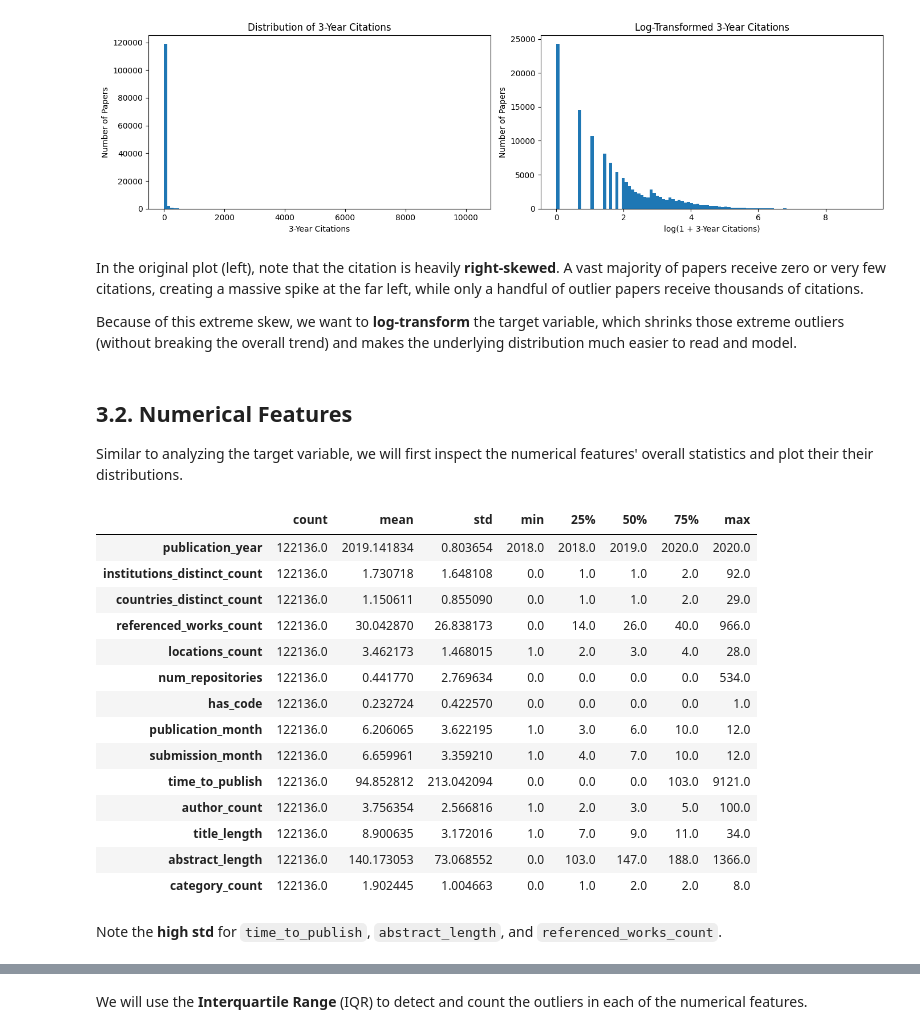
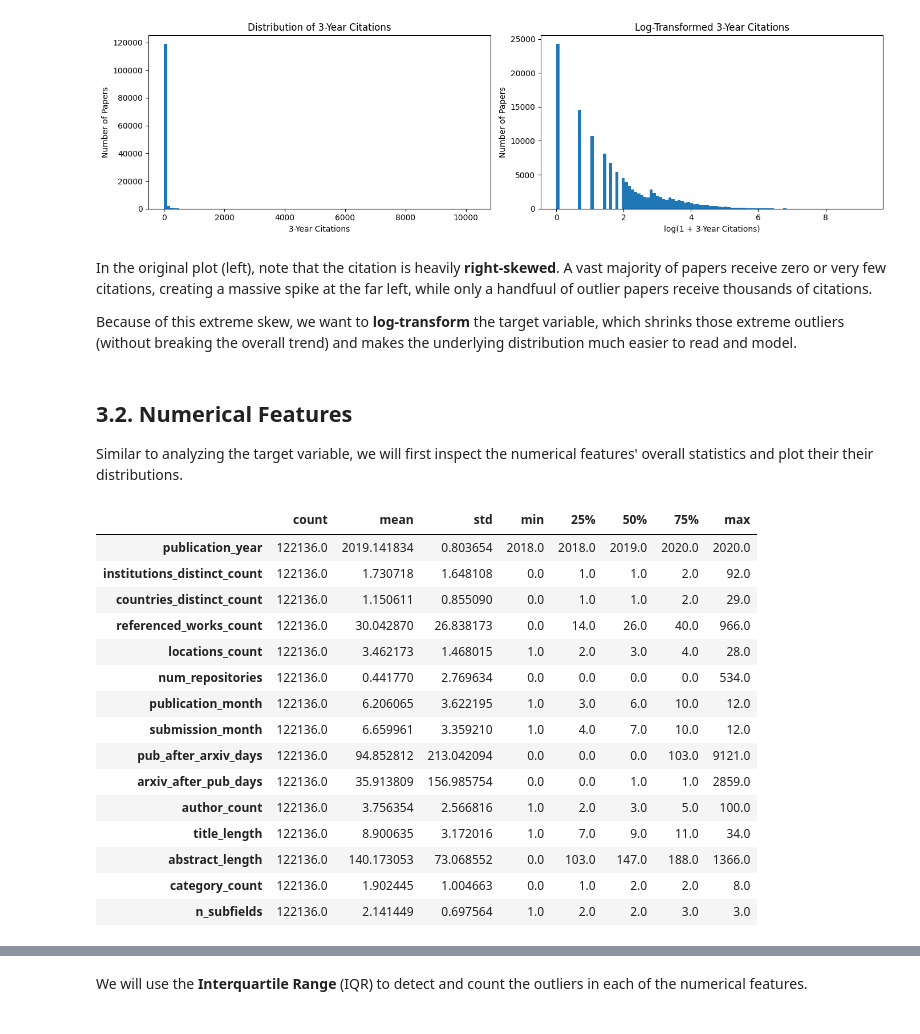
Before and after one commit to SKJ39/Predicting-Citation-Impact, a Jupyter notebook: project_5450.ipynb, the cells around one changed output, grey strips where cells are left out. Cells and saved outputs as stored; diff of their text form; code cells hidden in the pictures.

```diff
--- a/project_5450.ipynb
+++ b/project_5450.ipynb
@@ -497,32 +559,34 @@ plt.show()
 # %% [output]
 [figure]
 # %% [markdown]
-In the original plot (left), note that the citation is heavily **right-skewed**. A vast majority of papers receive zero or very few citations, creating a massive spike at the far left, while only a handful of outlier papers receive thousands of citations.
+In the original plot (left), note that the citation is heavily **right-skewed**. A vast majority of papers receive zero or very few citations, creating a massive spike at the far left, while only a handfuul of outlier papers receive thousands of citations.
 
 Because of this extreme skew, we want to **log-transform** the target variable, which shrinks those extreme outliers (without breaking the overall trend) and makes the underlying distribution much easier to read and model.
 # %% [markdown]
 ## 3.2. Numerical Features
 
 Similar to analyzing the target variable, we will first inspect the numerical features' overall statistics and plot their their distributions.
-# %%
-cleaned_papers_df[numerical_cols].describe().T
-# %% [output]
-|  | count | mean | std | min | 25% | 50% | 75% | max |
-| publication_year | 122136.0 | 2019.141834 | 0.803654 | 2018.0 | 2018.0 | 2019.0 | 2020.0 | 2020.0 |
-| institutions_distinct_count | 122136.0 | 1.730718 | 1.648108 | 0.0 | 1.0 | 1.0 | 2.0 | 92.0 |
-| countries_distinct_count | 122136.0 | 1.150611 | 0.855090 | 0.0 | 1.0 | 1.0 | 2.0 | 29.0 |
-| referenced_works_count | 122136.0 | 30.042870 | 26.838173 | 0.0 | 14.0 | 26.0 | 40.0 | 966.0 |
-| locations_count | 122136.0 | 3.462173 | 1.468015 | 1.0 | 2.0 | 3.0 | 4.0 | 28.0 |
-| num_repositories | 122136.0 | 0.441770 | 2.769634 | 0.0 | 0.0 | 0.0 | 0.0 | 534.0 |
-| has_code | 122136.0 | 0.232724 | 0.422570 | 0.0 | 0.0 | 0.0 | 0.0 | 1.0 |
-| publication_month | 122136.0 | 6.206065 | 3.622195 | 1.0 | 3.0 | 6.0 | 10.0 | 12.0 |
-| submission_month | 122136.0 | 6.659961 | 3.359210 | 1.0 | 4.0 | 7.0 | 10.0 | 12.0 |
-| time_to_publish | 122136.0 | 94.852812 | 213.042094 | 0.0 | 0.0 | 0.0 | 103.0 | 9121.0 |
-| author_count | 122136.0 | 3.756354 | 2.566816 | 1.0 | 2.0 | 3.0 | 5.0 | 100.0 |
-| title_length | 122136.0 | 8.900635 | 3.172016 | 1.0 | 7.0 | 9.0 | 11.0 | 34.0 |
-| abstract_length | 122136.0 | 140.173053 | 73.068552 | 0.0 | 103.0 | 147.0 | 188.0 | 1366.0 |
-| category_count | 122136.0 | 1.902445 | 1.004663 | 0.0 | 1.0 | 2.0 | 2.0 | 8.0 |
-# %% [markdown]
-Note the **high std** for `time_to_publish`, `abstract_length`, and `referenced_works_count`.
+# %%
+# Exclude the binary features
+binary_cols = ['has_code', 'has_company_author']
+
+cleaned_papers_df[numerical_cols].drop(binary_cols, axis=1).describe().T
+# %% [output]
+|  | count | mean | std | min | 25% | 50% | 75% | max |
+| publication_year | 122136.0 | 2019.141834 | 0.803654 | 2018.0 | 2018.0 | 2019.0 | 2020.0 | 2020.0 |
+| institutions_distinct_count | 122136.0 | 1.730718 | 1.648108 | 0.0 | 1.0 | 1.0 | 2.0 | 92.0 |
+| countries_distinct_count | 122136.0 | 1.150611 | 0.855090 | 0.0 | 1.0 | 1.0 | 2.0 | 29.0 |
+| referenced_works_count | 122136.0 | 30.042870 | 26.838173 | 0.0 | 14.0 | 26.0 | 40.0 | 966.0 |
+| locations_count | 122136.0 | 3.462173 | 1.468015 | 1.0 | 2.0 | 3.0 | 4.0 | 28.0 |
+| num_repositories | 122136.0 | 0.441770 | 2.769634 | 0.0 | 0.0 | 0.0 | 0.0 | 534.0 |
+| publication_month | 122136.0 | 6.206065 | 3.622195 | 1.0 | 3.0 | 6.0 | 10.0 | 12.0 |
+| submission_month | 122136.0 | 6.659961 | 3.359210 | 1.0 | 4.0 | 7.0 | 10.0 | 12.0 |
+| pub_after_arxiv_days | 122136.0 | 94.852812 | 213.042094 | 0.0 | 0.0 | 0.0 | 103.0 | 9121.0 |
+| arxiv_after_pub_days | 122136.0 | 35.913809 | 156.985754 | 0.0 | 0.0 | 1.0 | 1.0 | 2859.0 |
+| author_count | 122136.0 | 3.756354 | 2.566816 | 1.0 | 2.0 | 3.0 | 5.0 | 100.0 |
+| title_length | 122136.0 | 8.900635 | 3.172016 | 1.0 | 7.0 | 9.0 | 11.0 | 34.0 |
+| abstract_length | 122136.0 | 140.173053 | 73.068552 | 0.0 | 103.0 | 147.0 | 188.0 | 1366.0 |
+| category_count | 122136.0 | 1.902445 | 1.004663 | 0.0 | 1.0 | 2.0 | 2.0 | 8.0 |
+| n_subfields | 122136.0 | 2.141449 | 0.697564 | 1.0 | 2.0 | 2.0 | 3.0 | 3.0 |
 # %%
 # Plot histograms
```
Also changed, not shown: parts of 62 cells of this notebook.
